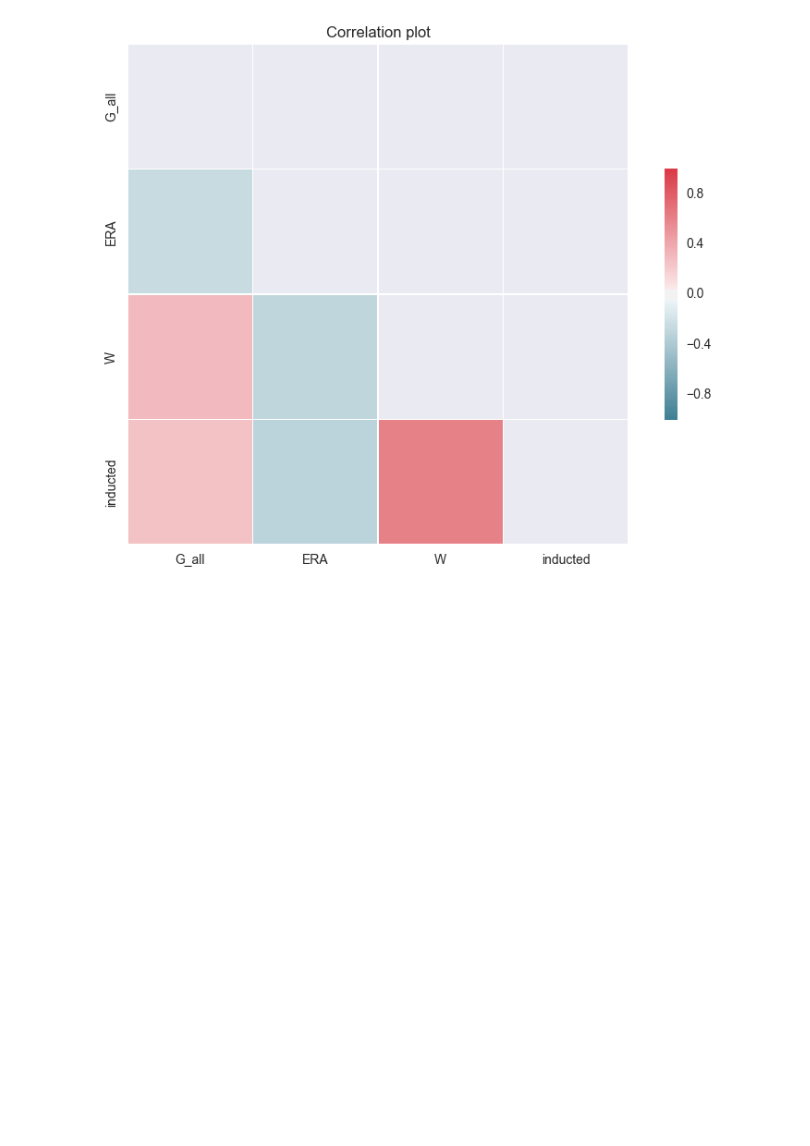
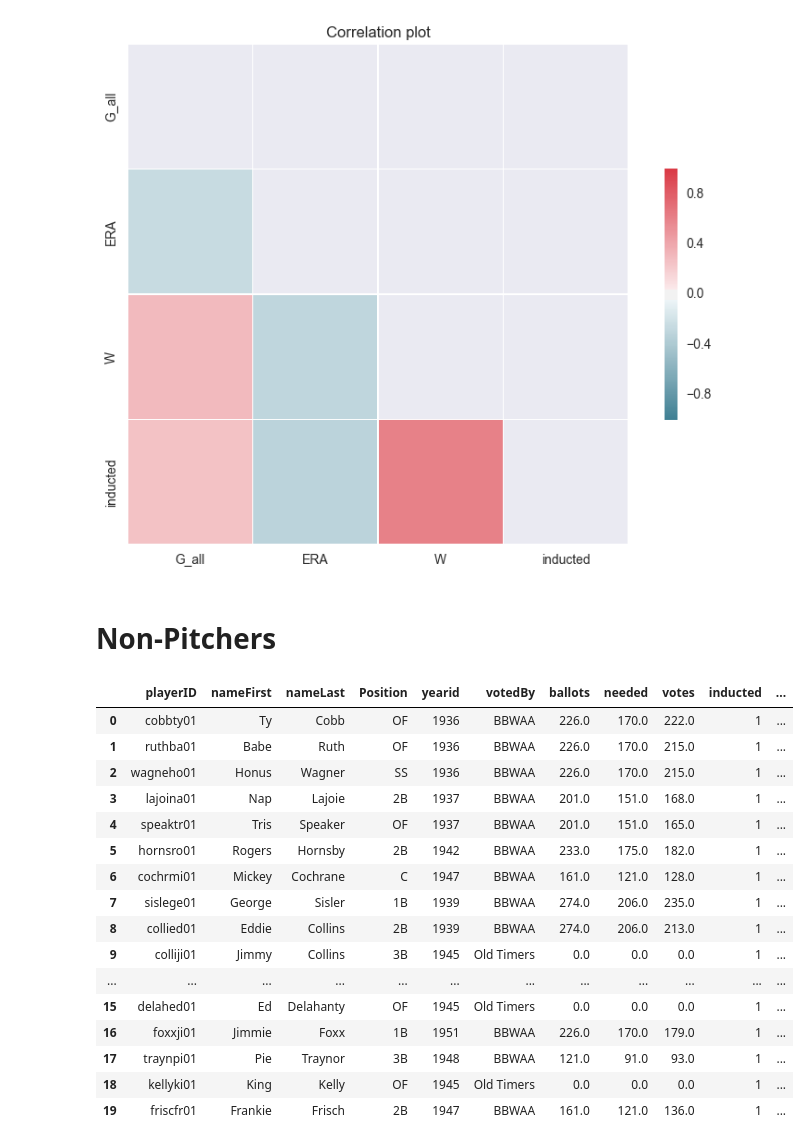
Before and after one commit to hueykwik/baseballhof, a Jupyter notebook: Hall of Fame Analysis.ipynb, the cells around one changed output. Cells and saved outputs as stored; diff of their text form; code cells hidden in the pictures; blank space fills up the shorter version.

```diff
--- a/Hall of Fame Analysis.ipynb
+++ b/Hall of Fame Analysis.ipynb
@@ -153,0 +147,2 @@ corr_plot(pitchers[['G_all', 'ERA', 'W', 'inducted']].corr())
+# %% [markdown]
+# Non-Pitchers
@@ -153,0 +158,33 @@ corr_plot(pitchers[['G_all', 'ERA', 'W', 'inducted']].corr())
+# %%
+# Merge with Batting
+batting_total = cumulative_stats("baseballdatabank-master/core/Batting.csv",
+                                  display_head=False)
+non_pitchers = nominated_players.loc[nominated_players.Position != 'P']
+non_pitchers = pd.merge(non_pitchers, batting_total, on='playerID')
+
+non_pitchers.fillna(0, inplace=True)
+
+non_pitchers['BA'] = non_pitchers.H / non_pitchers.AB
+non_pitchers['SLG'] = slugging_pct(non_pitchers)
+non_pitchers['OBP'] = on_base_pct(non_pitchers)
+non_pitchers['OPS'] = on_base_plus_slugging(non_pitchers)
+
+non_pitchers.head(20)
+# %% [output]
+|  | playerID | nameFirst | nameLast | Position | yearid | votedBy | ballots | needed | votes | inducted | ... |
+| 0 | cobbty01 | Ty | Cobb | OF | 1936 | BBWAA | 226.0 | 170.0 | 222.0 | 1 | ... |
+| 1 | ruthba01 | Babe | Ruth | OF | 1936 | BBWAA | 226.0 | 170.0 | 215.0 | 1 | ... |
+| 2 | wagneho01 | Honus | Wagner | SS | 1936 | BBWAA | 226.0 | 170.0 | 215.0 | 1 | ... |
+| 3 | lajoina01 | Nap | Lajoie | 2B | 1937 | BBWAA | 201.0 | 151.0 | 168.0 | 1 | ... |
+| 4 | speaktr01 | Tris | Speaker | OF | 1937 | BBWAA | 201.0 | 151.0 | 165.0 | 1 | ... |
+| 5 | hornsro01 | Rogers | Hornsby | 2B | 1942 | BBWAA | 233.0 | 175.0 | 182.0 | 1 | ... |
+| 6 | cochrmi01 | Mickey | Cochrane | C | 1947 | BBWAA | 161.0 | 121.0 | 128.0 | 1 | ... |
+| 7 | sislege01 | George | Sisler | 1B | 1939 | BBWAA | 274.0 | 206.0 | 235.0 | 1 | ... |
+| 8 | collied01 | Eddie | Collins | 2B | 1939 | BBWAA | 274.0 | 206.0 | 213.0 | 1 | ... |
+| 9 | colliji01 | Jimmy | Collins | 3B | 1945 | Old Timers | 0.0 | 0.0 | 0.0 | 1 | ... |
+| ... | ... | ... | ... | ... | ... | ... | ... | ... | ... | ... | ... |
+| 15 | delahed01 | Ed | Delahanty | OF | 1945 | Old Timers | 0.0 | 0.0 | 0.0 | 1 | ... |
+| 16 | foxxji01 | Jimmie | Foxx | 1B | 1951 | BBWAA | 226.0 | 170.0 | 179.0 | 1 | ... |
+| 17 | traynpi01 | Pie | Traynor | 3B | 1948 | BBWAA | 121.0 | 91.0 | 93.0 | 1 | ... |
+| 18 | kellyki01 | King | Kelly | OF | 1945 | Old Timers | 0.0 | 0.0 | 0.0 | 1 | ... |
+| 19 | friscfr01 | Frankie | Frisch | 2B | 1947 | BBWAA | 161.0 | 121.0 | 136.0 | 1 | ... |
```
Also changed, not shown: parts of 6 cells of this notebook.
